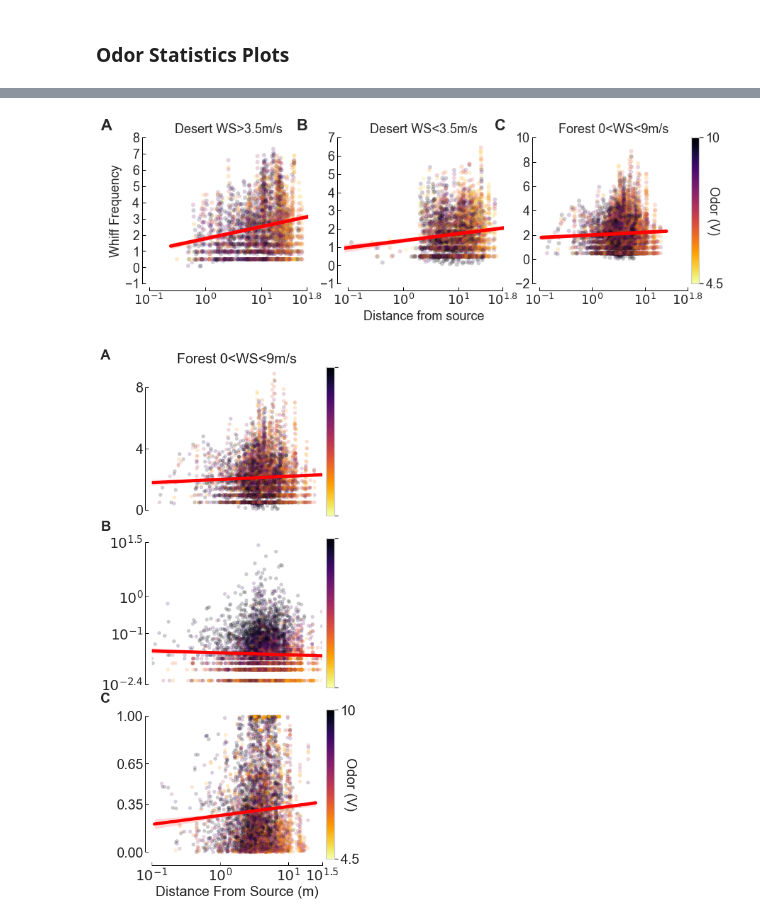
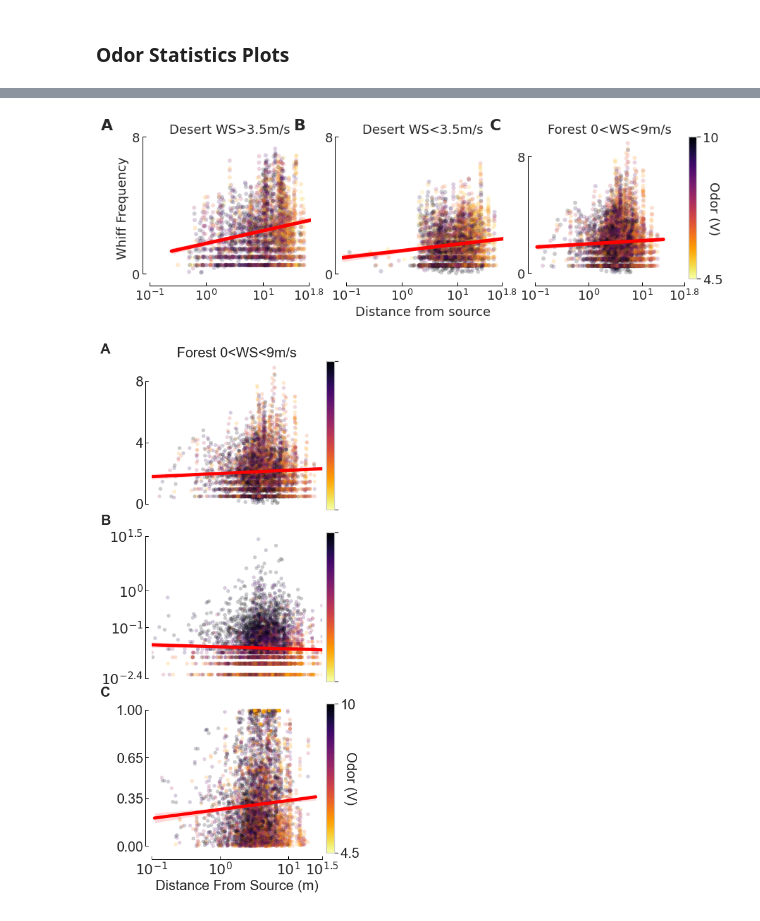
Before and after one commit to arunavanag591/odor_analysis, a Jupyter notebook: data_exploration/odorAnalysis.ipynb, the cells around one changed output, grey strips where cells are left out. Drawn from its saved outputs; the diff is of its cells as text; code cells hidden in the pictures.

```diff
--- a/data_exploration/odorAnalysis.ipynb
+++ b/data_exploration/odorAnalysis.ipynb
@@ -149,11 +220,6 @@ for i in range(len(cutoff)):
 # mpl_functions.set_fontsize(f, 18)
 # f.savefig('../../Figure/HistWindy.jpeg', dpi=300, bbox_inches = "tight")
 # # print(n,bins,patches)
-# %%
-np.seterr(divide = 'ignore')
-index = osm.get_index(df)
-fdf = pd.DataFrame()
-get_statistics(df,index,fdf)
 # %%
 # dir ='~/Documents/MyFiles/DataAnalysis/data/Sprints/HighRes/'
 # fdf.to_hdf(dir+'NotWindy/NotWindyStatsTime.h5', key='fdf', mode='w')
@@ -409,3 +312,7 @@ fdf['avg_dist_along_streakline']=avg_dist_along_streakline
 # fdf1=nfdf.query(q1)
 # q2='log_avg_dist_from_source_signed>0'
 # fdf2=nfdf.query(q2)
+# %%
+fdf1=pd.read_hdf(dir+'NotWindy/NotWindyStatsTime_std.h5')
+fdf2=pd.read_hdf(dir+'Windy/WindyStatsTime_std.h5')
+fdf3=pd.read_hdf(dir+'Forest/ForestStatsTime_std.h5')
@@ -435,4 +354,0 @@ p_value: 1.406016e-14
-# %%
-fdf1=pd.read_hdf(dir+'Windy/WindyStats.h5')
-fdf2=pd.read_hdf(dir+'NotWindy/NotWindyStats.h5')
-fdf3=pd.read_hdf(dir+'Forest/ForestStats.h5')
@@ -450,17 +355,14 @@ Index(['avg_dist_from_source', 'log_avg_dist_from_source', 'avg_xsign',
 # %%
-fdf1['mean_ef_log']=np.random.lognormal(fdf1.mean_ef)
-fdf2['mean_ef_log']=np.random.lognormal(fdf2.mean_ef)
-fdf3['mean_ef_log']=np.random.lognormal(fdf3.mean_ef)
+# fdf1['mean_ef_log']=np.random.lognormal(fdf1.mean_ef)
+# fdf2['mean_ef_log']=np.random.lognormal(fdf2.mean_ef)
+# fdf3['mean_ef_log']=np.random.lognormal(fdf3.mean_ef)
 # %%
 f, (ax1,ax2,ax3) = plt.subplots(1,3, figsize=(12,4))
-
-
-
+line_width=0.5
 var1 = ax1.scatter(fdf1.log_avg_dist_from_source_signed, fdf1.mean_ef,
                    c=fdf1.mean_concentration, cmap='inferno_r',
             edgecolors='none', alpha=0.2, vmin=4, vmax=10)
 ax1.grid(False)
-
 g1 = sns.regplot(x="log_avg_dist_from_source_signed",y="mean_ef", data=fdf1,
             ax=ax1, line_kws={'color':'red','linewidth':5}, scatter=False, truncate=False)
 g1.set(xlabel=None, ylabel=None)
@@ -469,7 +371,7 @@ mpl_functions.adjust_spines(ax1,['left','bottom'],
                             spine_locations={},
                             smart_bounds=True,
                             xticks=[-1,0,1,1.8],
-#                             yticks=[0,4500],
+                            yticks=[0,8],
                             linewidth=1)
 ax1.set_xticklabels([r'$10^{-1}$',r'$10^{0}$', r'$10^{1}$',r'$10^{1.8}$'])
 
@@ -486,7 +388,7 @@ mpl_functions.adjust_spines(ax2,['left','bottom'],
                             spine_locations={},
                             smart_bounds=True,
                             xticks=[-1,0,1,1.8],
-#                             yticks=[0,4500],
+                            yticks=[0,8],
                             linewidth=1)
 # ax2.yaxis.set_label_coords(-0.23, 0.5)
 ax2.set_xticklabels([r'$10^{-1}$',r'$10^{0}$', r'$10^{1}$',r'$10^{1.8}$'])
@@ -505,35 +407,35 @@ g3.set(xlabel=None, ylabel=None)
 
 mpl_functions.adjust_spines(ax3,['left','bottom'],
                             spine_locations={},
                             smart_bounds=True,
                             xticks=[-1,0,1,1.8],
-#                             yticks=[0,4500],
+                            yticks=[0,8],
                             linewidth=1)
 ax3.set_xticklabels([r'$10^{-1}$',r'$10^{0}$', r'$10^{1}$',r'$10^{1.8}$'])
 
 divider = make_axes_locatable(ax3)
 cax3 = divider.append_axes('right', size='5%', pad=0.08)
 cbar3=f.colorbar(var3, cax=cax3, orientation = 'vertical', ticks=[4, 10])
 cbar3.ax.set_yticklabels(['4.5', '10'])
 cbar3.solids.set(alpha=1)
 cbar3.ax.set_ylabel('Odor (V)', rotation=-90, labelpad=-5)
 
 ax1.set_ylabel('Whiff Frequency')
 ax2.set_xlabel('Distance from source')
 ax1.set_title('Desert WS>3.5m/s')
 ax2.set_title('Desert WS<3.5m/s')
 ax3.set_title('Forest 0<WS<9m/s')
 
 ax=[ax1,ax2,ax3]
 
 f.tight_layout(pad=1)
 figurefirst.mpl_functions.set_fontsize(f, 18)
 for i in range(len(ax)):
     ax[i].text(-0.3, 1.05, string.ascii_uppercase[i], transform=ax[i].transAxes, weight='bold', fontsize=22)
 
 # f.savefig('../../Figure/WFAll.jpeg', dpi=300, bbox_inches = "tight")
 # %% [output]
-[figure, old version]
+[figure, new version]
 # %%
 f,(ax1,ax2,ax3)=plt.subplots(3,1, figsize=(6,12))
 
```
Also changed, not shown: parts of 31 cells of this notebook, 6 other files.
